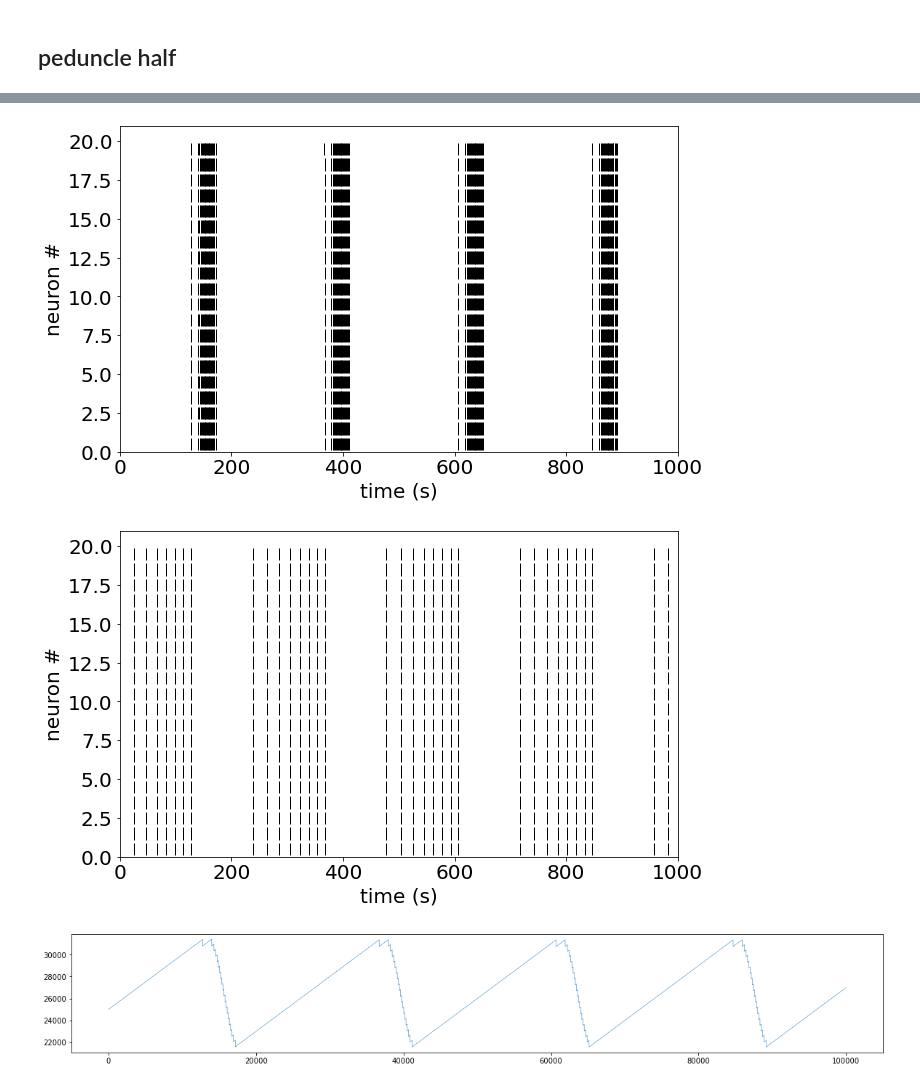
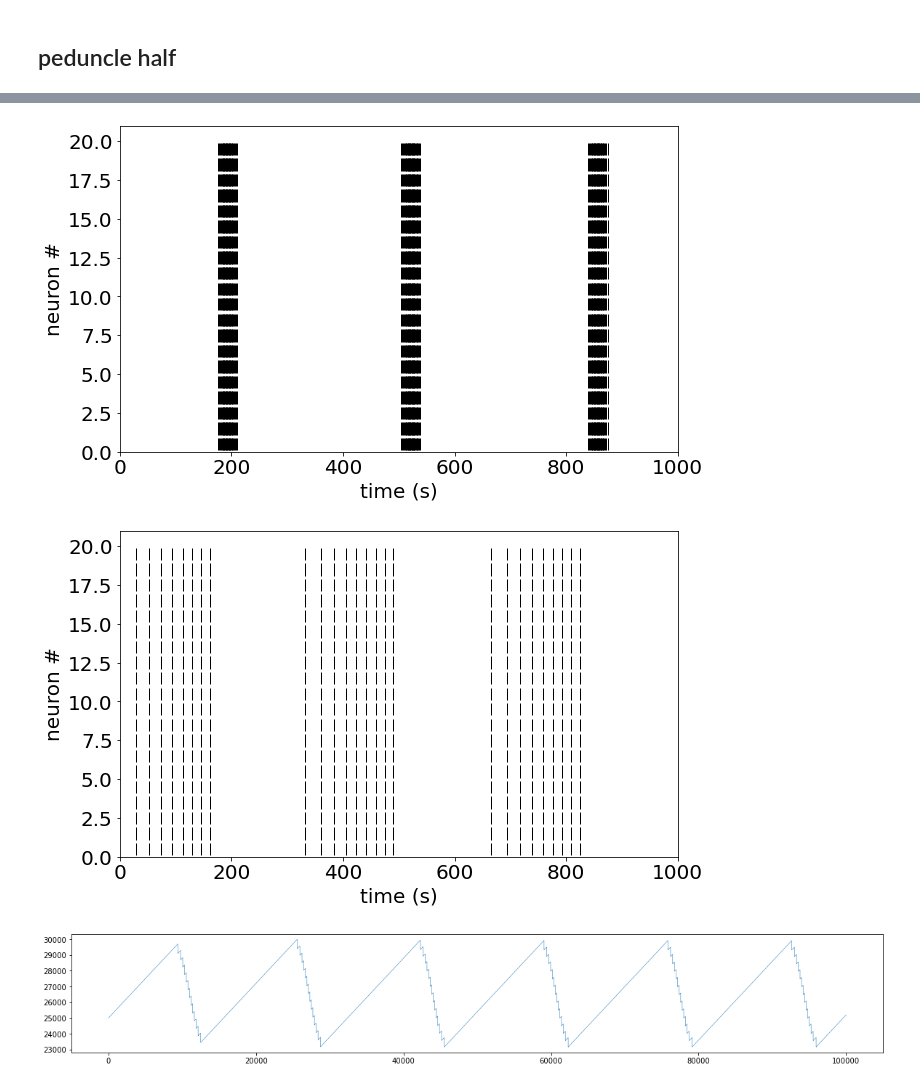
Before and after one commit to hengjiwang/hydranerv, a Jupyter notebook: hydranerv/models/network/rpnet/sim_ecto_randnet_bisected_diff_s_k_e.ipynb, the cells around one changed output, grey strips where cells are left out. Saved outputs shown, nothing was run; the diff lists cells and outputs as text; code cells hidden in the pictures.

```diff
--- a/hydranerv/models/network/rpnet/sim_ecto_randnet_bisected_diff_s_k_e.ipynb
+++ b/hydranerv/models/network/rpnet/sim_ecto_randnet_bisected_diff_s_k_e.ipynb
@@ -85,11 +94,12 @@ plt.show()
 # %%
-ntwk = run_sim(density_rp_cb=.3, density_cb_rp=.05)
+# larger inhibition density
+ntwk = run_sim(density_rp_cb=.8, density_cb_rp=.05)
 # %% [output]
-[figure, old version]
+[figure, new version]
-[figure, old version]
+[figure, new version]
 # %%
 plt.figure(figsize=(20,3))
 plt.plot(ntwk.cbnet.neurons[9].sigma_w_train, lw=.5)
 plt.show()
 # %% [output]
-[figure, old version]
+[figure, new version]
```
Also changed, not shown: parts of 5 cells of this notebook, 1 other file.
